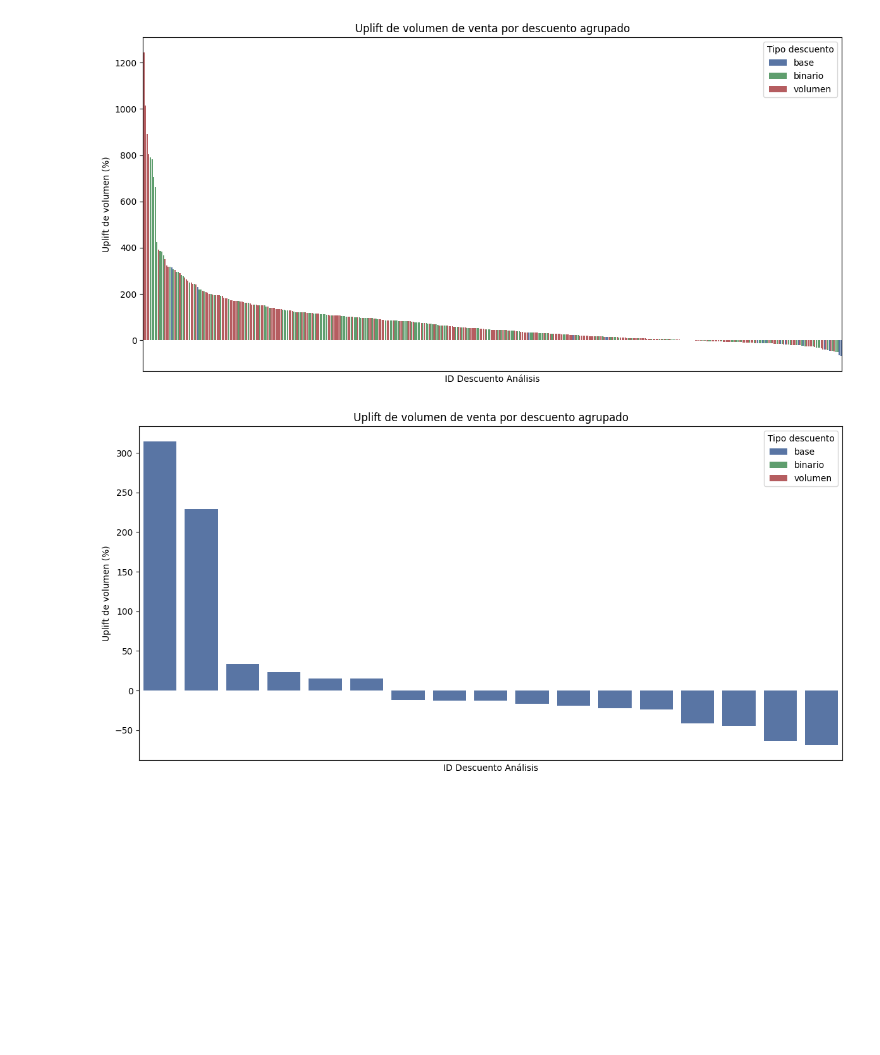
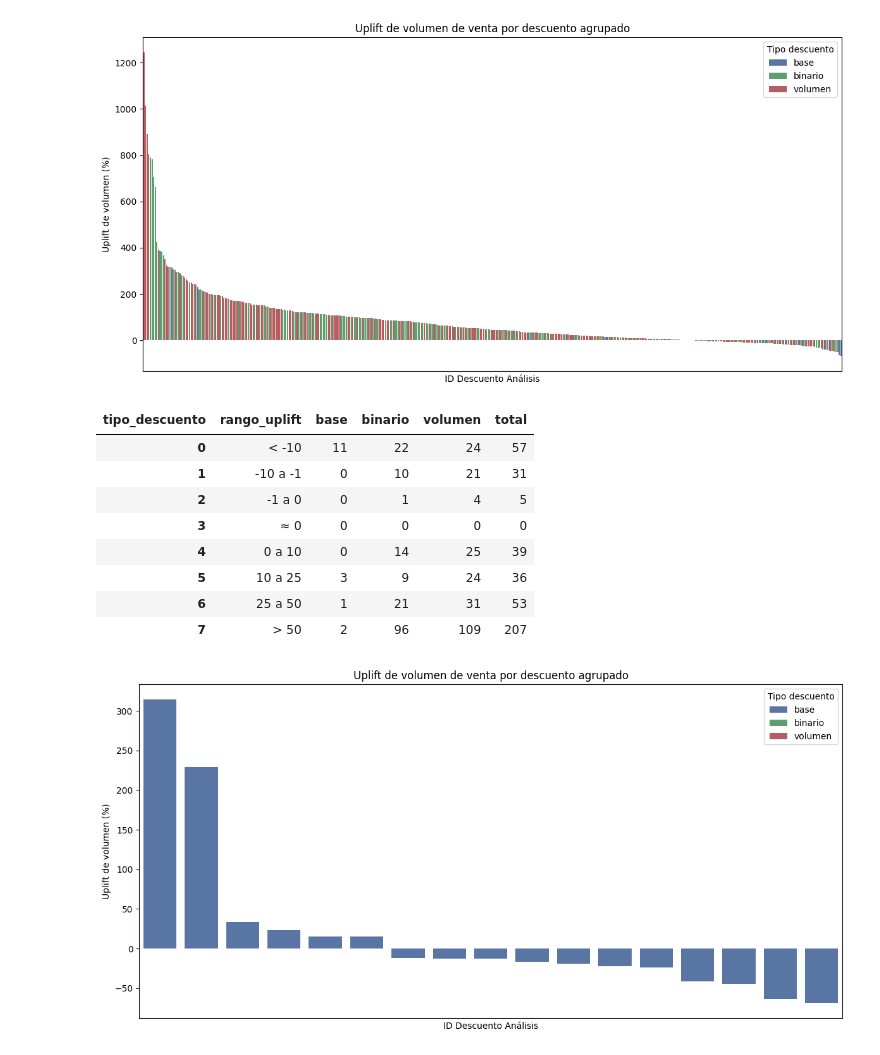
Before and after one commit to vmigonesumma/ci0103, a Jupyter notebook: retornos_por_descuento_vs06.ipynb, the cells around one changed output. Cells and saved outputs as stored; diff of their text form; code cells hidden in the pictures; blank space fills up the shorter version.

```diff
--- a/retornos_por_descuento_vs06.ipynb
+++ b/retornos_por_descuento_vs06.ipynb
@@ -2594,7 +2616,97 @@ plt.show()
 # %% [output]
 [figure]
 # %%
-# CODEX AQUÍ QUIERO UNA TABLA SIMILAR A LA DE ROPI QUE ME DIGA SEGÚN TIPOS DE DESCUENTOS COMO SE DISTRIBUYEN EN TÉRMINOS DEL UPLIFT DE VOLUMEN
+# Tabla resumen de rangos de uplift por tipo_descuento
+data_grafico = resultados_df.copy()
+data_grafico["Uplift de volumen (%)"] = pd.to_numeric(
+    data_grafico["Uplift de volumen (%)"],
+    errors="coerce",
+)
+data_grafico = data_grafico[
+    data_grafico["Uplift de volumen (%)"].notna()
+    & np.isfinite(data_grafico["Uplift de volumen (%)"])
+].copy()
+
+tol = 1e-4
+
+condiciones = [
+    data_grafico["Uplift de volumen (%)"] < -10,
+    (data_grafico["Uplift de volumen (%)"] >= -10)
+    & (data_grafico["Uplift de volumen (%)"] < -1),
+    (data_grafico["Uplift de volumen (%)"] >= -1)
+    & (data_grafico["Uplift de volumen (%)"] < -tol),
+    data_grafico["Uplift de volumen (%)"].abs() <= tol,
+    (data_grafico["Uplift de volumen (%)"] > tol)
+    & (data_grafico["Uplift de volumen (%)"] <= 10),
+    (data_grafico["Uplift de volumen (%)"] > 10)
+    & (data_grafico["Uplift de volumen (%)"] <= 25),
+    (data_grafico["Uplift de volumen (%)"] > 25)
+    & (data_grafico["Uplift de volumen (%)"] <= 50),
+    data_grafico["Uplift de volumen (%)"] > 50,
+]
+
+labels = [
+    "< -10",
+    "-10 a -1",
+    "-1 a 0",
+    "≈ 0",
+    "0 a 10",
+    "10 a 25",
+    "25 a 50",
+    "> 50",
+]
+
+rango_uplift = np.select(
+    condiciones,
+    labels,
+    default="otros",
+)
+
+data_grafico["rango_uplift"] = pd.Categorical(
+    rango_uplift,
+    categories=labels,
+    ordered=True,
+)
+
+tabla_uplift = (
+    pd.crosstab(
+        data_grafico["rango_uplift"],
+        data_grafico["tipo_descuento"],
+    )
+    .reindex(labels, fill_value=0)
+)
+
+# Asegurar columnas esperadas aunque alguna no aparezca en los datos filtrados
+for col in ["base", "binario", "volumen"]:
+    if col not in tabla_uplift.columns:
+        tabla_uplift[col] = 0
+
+tabla_uplift = tabla_uplift[["base", "binario", "volumen"]]
+tabla_uplift["total"] = tabla_uplift.sum(axis=1)
+
+assert tabla_uplift["total"].sum() == len(data_grafico), (
+    f"La suma de tabla_uplift['total']={tabla_uplift['total'].sum()} "
+    f"no coincide con len(data_grafico)={len(data_grafico)}"
+)
+
+assert (
+    tabla_uplift[["base", "binario", "volumen"]].sum(axis=1)
+    == tabla_uplift["total"]
+).all(), "Las columnas por tipo no suman correctamente el total por rango."
+
+tabla_uplift = tabla_uplift.reset_index()
+
+display(tabla_uplift)
+# %% [output]
+| tipo_descuento | rango_uplift | base | binario | volumen | total |
+| 0 | < -10 | 11 | 22 | 24 | 57 |
+| 1 | -10 a -1 | 0 | 10 | 21 | 31 |
+| 2 | -1 a 0 | 0 | 1 | 4 | 5 |
+| 3 | ≈ 0 | 0 | 0 | 0 | 0 |
+| 4 | 0 a 10 | 0 | 14 | 25 | 39 |
+| 5 | 10 a 25 | 3 | 9 | 24 | 36 |
+| 6 | 25 a 50 | 1 | 21 | 31 | 53 |
+| 7 | > 50 | 2 | 96 | 109 | 207 |
 # %%
 # Graficamos el incremento bruto de venta de cada descuento agrupado,
 # ordenados de mayor a menor en el eje x del gráfico.
```
Also changed, not shown: parts of 10 cells of this notebook.
